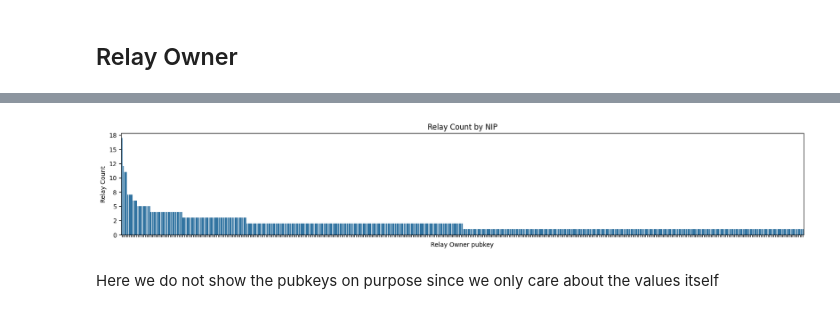
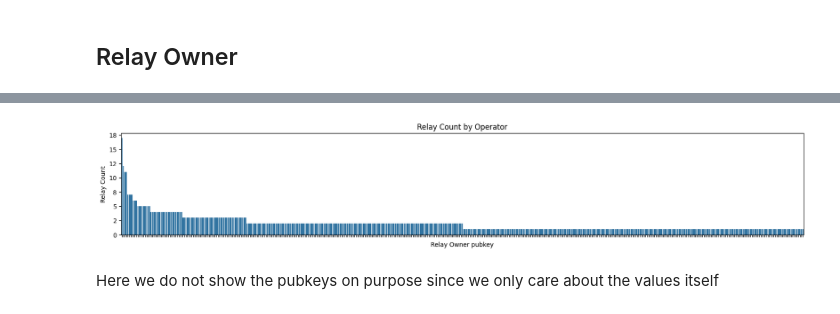
Before and after one commit to SEG-UNIBE/artio-insight, a Jupyter notebook: notebooks/artio.ipynb, the cells around one changed output, grey strips where cells are left out. Cells and saved outputs as stored; diff of their text form; code cells hidden in the pictures.

```diff
--- a/notebooks/artio.ipynb
+++ b/notebooks/artio.ipynb
@@ -233,17 +234,17 @@ print(relay_owner)
 # %%
 fig, ax = plt.subplots(figsize=(20, 3))
 sb.barplot(data=relay_owner, x='pubkey', y='count')
 
 ax.set_xlabel('Relay Owner pubkey')
 ax.set(xticklabels=[])
 
 ax.set_ylabel('Relay Count')
 
 ax.yaxis.set_major_formatter(ticker.StrMethodFormatter('{x:.0f}'))
-plt.title('Relay Count by NIP')
+plt.title('Relay Count by Operator')
 save_pdf(plt, "relay_count_by_operator")
 plt.show()
 # %% [output]
-[figure, old version]
+[figure, new version]
 # %% [markdown]
 Here we do not show the pubkeys on purpose since we only care about the values itself
```
Also changed, not shown: parts of 27 cells of this notebook.
